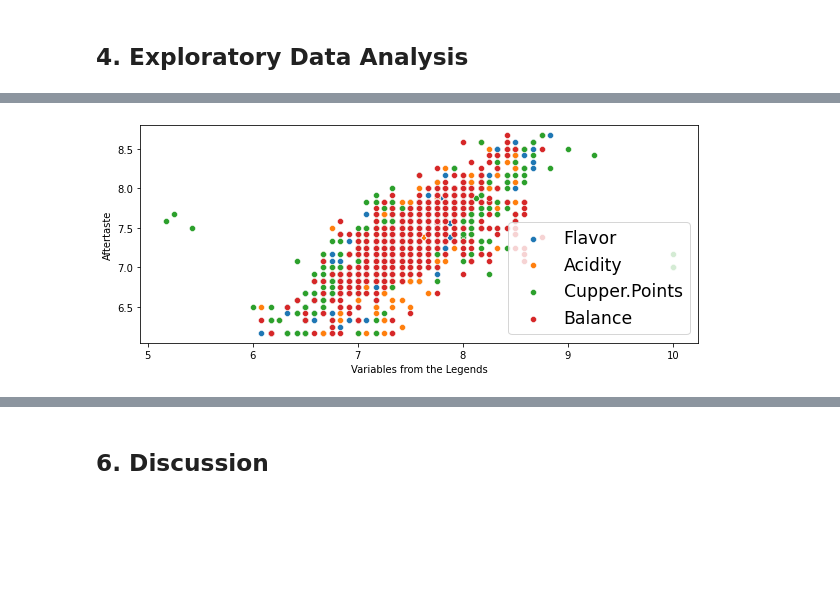
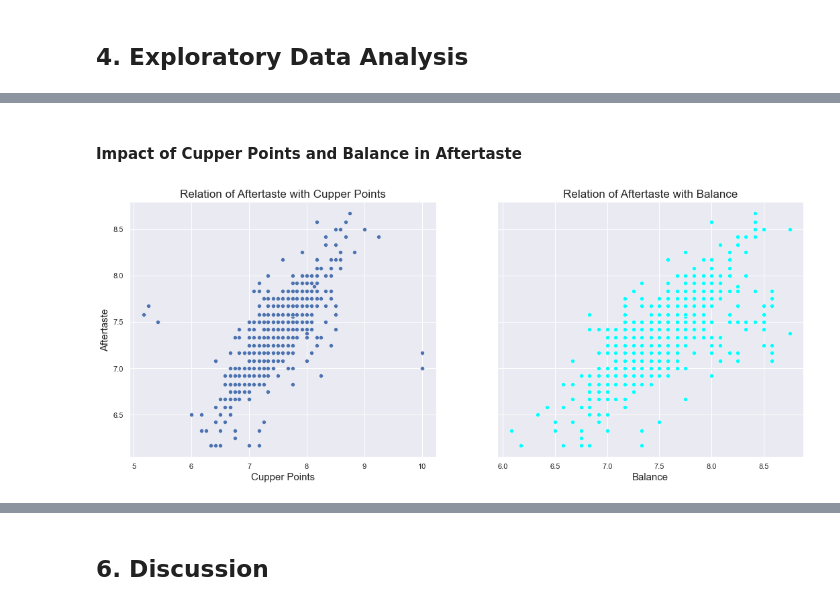
Before and after one commit to 00susant/Coffee-Aftertaste-Analysis, a Jupyter notebook: Analysis and Model Fitting.ipynb, the cells around one changed output, grey strips where cells are left out. Cells and saved outputs as stored; diff of their text form; code cells hidden in the pictures; blank space fills up the shorter version.

```diff
--- a/Analysis and Model Fitting.ipynb
+++ b/Analysis and Model Fitting.ipynb
@@ -122,0 +248,10 @@ df = df[df['Body']>5.50]
+# %%
+all_set = set(df.columns)
+list_take = ['Aroma', 'Flavor', 'Aftertaste', 'Acidity', 'Body', 'Balance',
+             'Uniformity', 'Clean.Cup', 'Sweetness',
+             'Cupper.Points', 'Moisture', 'Category.Two.Defects']
+set_take = set(list_take)
+set_drop = all_set.difference(set_take)
+print('The following features are considered for further processes: \n')
+df = df[list_take]
+df.info()
@@ -142,8 +337,14 @@ plt.show()
 # %%
-plt.figure(figsize=(10,4))
-ax = sns.scatterplot(x = 'Aroma', y = 'Aftertaste', data =df)
-sns.scatterplot(x = 'Body', y = 'Aftertaste', data = df)
-plt.legend(['Aroma', 'Body'], loc='lower right', fontsize='xx-large')
-plt.xlabel('Variables from the Legends')
+sns.set_style("darkgrid")
+fig, axes = plt.subplots(1, 2, figsize=(18, 7), sharey=True)
+sns.scatterplot(x = 'Aroma', y = 'Aftertaste', data =df, ax=axes[0],
+                color='purple')
+axes[0].set_title('Relation between Aftertaste and Aroma', fontsize=17)
+axes[0].set_xlabel('Aroma', fontsize=15)
+axes[0].set_ylabel('Aftertaste', fontsize=15)
+sns.scatterplot(x = 'Body', y = 'Aftertaste', data = df, ax=axes[1],
+                color='brown')
+axes[1].set_title('Relation between Aftertaste and Body', fontsize=17)
+axes[1].set_xlabel('Body', fontsize=15)
 plt.show()
 # %% [output]
@@ -151,11 +355,18 @@ plt.show()
+# %% [markdown]
+#### Impact of Cupper Points and Balance in Aftertaste
 # %%
-plt.figure(figsize=(10,4))
-ax1 = sns.scatterplot(x = 'Flavor', y= 'Aftertaste', data=df)
-ax2 = sns.scatterplot(x = 'Acidity' , y = 'Aftertaste', data = df)
-ax3 = sns.scatterplot(x = 'Cupper.Points' , y = 'Aftertaste', data = df)
-ax4 = sns.scatterplot(x = 'Balance' , y = 'Aftertaste', data = df)
-plt.legend(['Flavor', 'Acidity', 'Cupper.Points', 'Balance'], loc='lower right', fontsize='xx-large')
-plt.xlabel('Variables from the Legends')
+sns.set_style("darkgrid")
+fig, axes = plt.subplots(1, 2, figsize=(18, 7), sharey=True)
+sns.scatterplot(x = 'Cupper.Points' , y = 'Aftertaste', data = df,
+                ax=axes[0])
+axes[0].set_title('Relation of Aftertaste with Cupper Points',
+                  fontsize=17)
+axes[0].set_xlabel('Cupper Points', fontsize=15)
+axes[0].set_ylabel('Aftertaste', fontsize=15)
+sns.scatterplot(x = 'Balance' , y = 'Aftertaste', data = df, ax = axes[1],
+                color='cyan')
+axes[1].set_title('Relation of Aftertaste with Balance', fontsize=17)
+axes[1].set_xlabel('Balance', fontsize=15)
 plt.show()
 # %% [output]
-[figure, old version]
+[figure, new version]
```
Also changed, not shown: parts of 104 cells of this notebook, 27 other files.
